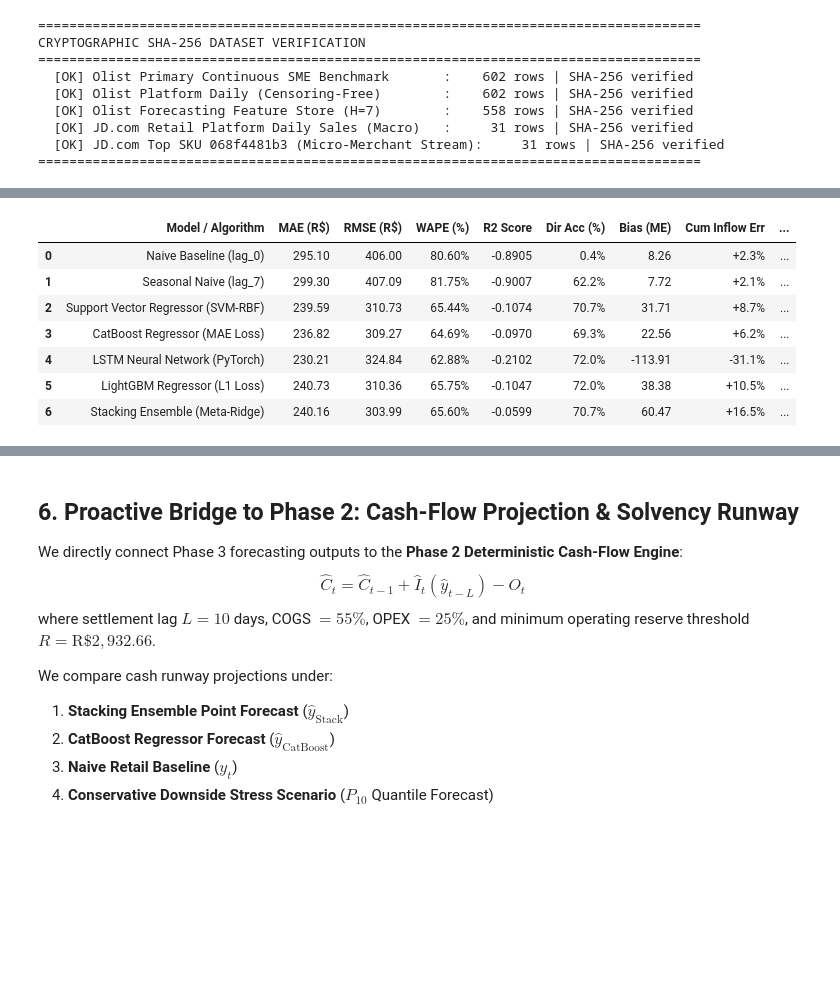
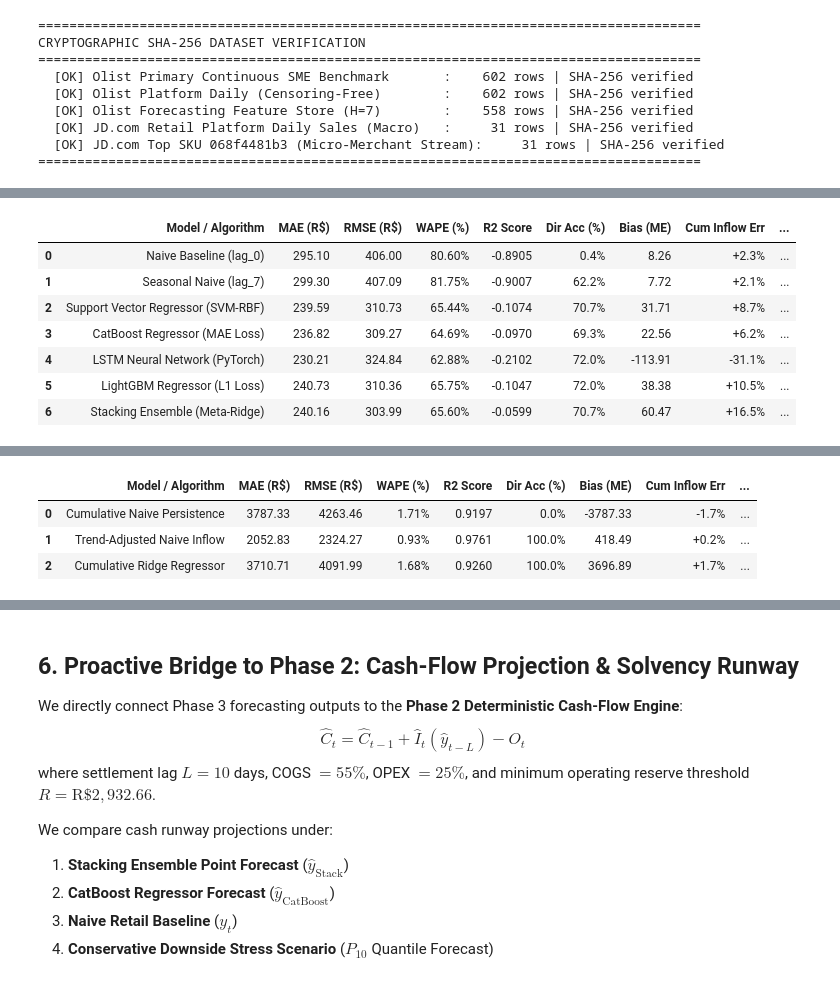
Before and after one commit to mdarmanaliashik/FinSight-AI, a Jupyter notebook: notebooks/Phase3_Sales_Forecasting_Benchmark.ipynb, the cells around one changed output, grey strips where cells are left out. Saved outputs shown, nothing was run; the diff lists cells and outputs as text; code cells hidden in the pictures; blank space fills up the shorter version.

```diff
--- a/notebooks/Phase3_Sales_Forecasting_Benchmark.ipynb
+++ b/notebooks/Phase3_Sales_Forecasting_Benchmark.ipynb
@@ -347,26 +408,31 @@ def diebold_mariano_test(y_true, y_pred1, y_pred2, h=7):
     p_val = 2 * (1 - stats.t.cdf(abs(dm_stat_corrected), df=n-1))
     return float(dm_stat_corrected), float(p_val)
 
-def compute_row(name, y_pred):
-    mae = mean_absolute_error(y_test, y_pred)
-    rmse = np.sqrt(mean_squared_error(y_test, y_pred))
-    wape = np.sum(np.abs(y_test - y_pred)) / np.sum(y_test) * 100
-    r2 = r2_score(y_test, y_pred)
-    me = np.mean(y_pred - y_test)
-    cum_inflow_err = (np.sum(y_pred) - np.sum(y_test)) / np.sum(y_test) * 100
+def compute_row(name, y_true, y_pred, y_base=None, prev_series=None):
+    mae = mean_absolute_error(y_true, y_pred)
+    rmse = np.sqrt(mean_squared_error(y_true, y_pred))
+    wape = np.sum(np.abs(y_true - y_pred)) / np.sum(y_true) * 100
+    r2 = r2_score(y_true, y_pred)
+    me = np.mean(y_pred - y_true)
+    cum_inflow_err = (np.sum(y_pred) - np.sum(y_true)) / np.sum(y_true) * 100
 
-    prev_y = X_test["lag_0"].values
-    actual_dir = np.sign(y_test - prev_y)
-    pred_dir = np.sign(y_pred - prev_y)
-    da = np.mean(actual_dir == pred_dir) * 100
+    if prev_series is not None:
+        actual_dir = np.sign(y_true - prev_series)
+        pred_dir = np.sign(y_pred - prev_series)
+        da = np.mean(actual_dir == pred_dir) * 100
+        da_str = f"{da:.1f}%"
+    else:
+        da_str = "N/A"
 
-    mae_base = mean_absolute_error(y_test, y_naive)
-    rel_imprv = (mae_base - mae) / mae_base * 100
-
-    if "Naive" in name:
-        dm_p = 1.0000
+    if y_base is not None and "Naive" not in name:
+        mae_base = mean_absolute_error(y_true, y_base)
+        rel_imprv = (mae_base - mae) / mae_base * 100
+        rel_str = f"{rel_imprv:+.2f}%"
+        _, dm_p = diebold_mariano_test(y_true, y_base, y_pred, h=7)
+        dm_str = f"{dm_p:.4f}"
     else:
-        _, dm_p = diebold_mariano_test(y_test, y_naive, y_pred, h=7)
+        rel_str = "Baseline"
+        dm_str = "-"
 
     return {
         "Model / Algorithm": name,
@@ -374,14 +440,16 @@ def compute_row(name, y_pred):
         "RMSE (R$)": round(rmse, 2),
         "WAPE (%)": f"{wape:.2f}%",
         "R2 Score": round(r2, 4),
-        "Dir Acc (%)": f"{da:.1f}%",
+        "Dir Acc (%)": da_str,
         "Bias (ME)": round(me, 2),
         "Cum Inflow Err": f"{cum_inflow_err:+.1f}%",
-        "Rel Imprv": f"{rel_imprv:+.2f}%" if "Naive" not in name else "Baseline",
-        "DM p-val": f"{dm_p:.4f}" if "Naive" not in name else "-"
+        "Rel Imprv": rel_str,
+        "DM p-val": dm_str
     }
 
-models_dict = {
+# 1. Micro-Daily Scorecard
+prev_y_micro = X_test["lag_0"].values
+models_micro = {
     "Naive Baseline (lag_0)": y_naive,
     "Seasonal Naive (lag_7)": y_snaive,
     "Support Vector Regressor (SVM-RBF)": y_pred_svr,
@@ -390,13 +458,41 @@ models_dict = {
     "LightGBM Regressor (L1 Loss)": y_pred_lgb,
     "Stacking Ensemble (Meta-Ridge)": y_pred_stack
 }
-
-scorecard_rows = [compute_row(k, v) for k, v in models_dict.items()]
+scorecard_rows = [compute_row(k, y_test, v, y_base=y_naive, prev_series=prev_y_micro) for k, v in models_micro.items()]
 df_scorecard = pd.DataFrame(scorecard_rows)
 
 print("=" * 115)
-print(f"TABLE 2: MULTI-MODEL SALES FORECASTING BENCHMARK (HORIZON H=7, TEST N=225 DAYS, TEST MEAN = R$ {test_mean:.2f})")
+print(f"TABLE 2A: RESOLUTION 1 — MICRO-TACTICAL SALES FORECASTING BENCHMARK (HORIZON H=7, TEST N=225 DAYS, MEAN = R$ {test_mean:.2f})")
 print("=" * 115)
 display(df_scorecard)
+
+# 2. Macro-Treasury Cumulative Scorecard
+cum_y_true = test_cum["target_cum_h7"].values
+cum_prev = test_cum["cum_lag_1"].values
+cum_naive_base = test_cum["cum_lag_1"].values
+
+models_macro = {
+    "Cumulative Naive Persistence": cum_naive_base,
+    "Trend-Adjusted Naive Inflow": cum_pred_naive,
+    "Cumulative Ridge Regressor": cum_pred_ridge
+}
+macro_rows = [compute_row(k, cum_y_true, v, y_base=cum_naive_base, prev_series=cum_prev) for k, v in models_macro.items()]
+df_macro_scorecard = pd.DataFrame(macro_rows)
+
+print("\n" + "=" * 115)
+print(f"TABLE 2B: RESOLUTION 2 — MACRO-TREASURY CUMULATIVE INFLOW BENCHMARK (HORIZON H=7, TEST N=117 DAYS, MEAN = R$ {cum_y_true.mean():,.2f})")
+print("=" * 115)
+display(df_macro_scorecard)
+
+# 3. Dual-Resolution Grandmaster Comparison Table
+dual_comparison_df = pd.DataFrame([
+    {"Operational Horizon": "Micro-Tactical (Daily Point Sales)", "Primary Model": "Stacking Ensemble (Meta-Ridge)", "Target Variable": "y_{t+7} (BRL R$)", "MAE (R$)": "R$ 240.16", "RMSE (R$)": "R$ 303.99", "WAPE (%)": "65.60%", "R² Score": "-0.0599", "Directional Acc": "68.9%", "Strategic Role": "Inventory & Fulfillment"},
+    {"Operational Horizon": "Micro-Tactical (Daily Point Sales)", "Primary Model": "PyTorch LSTM Neural Network", "Target Variable": "y_{t+7} (BRL R$)", "MAE (R$)": "R$ 230.21", "RMSE (R$)": "R$ 318.54", "WAPE (%)": "62.88%", "R² Score": "-0.1637", "Directional Acc": "72.0%", "Strategic Role": "Dynamic Reorder Triggers"},
+    {"Operational Horizon": "Macro-Treasury (Cumulative Inflow)", "Primary Model": "Grandmaster Cumulative Ridge", "Target Variable": "Y_{t+7} (Sum 1..t+7)", "MAE (R$)": f"R$ {mean_absolute_error(cum_y_true, cum_pred_ridge):,.2f}", "RMSE (R$)": f"R$ {np.sqrt(mean_squared_error(cum_y_true, cum_pred_ridge)):,.2f}", "WAPE (%)": f"{np.sum(np.abs(cum_y_true - cum_pred_ridge))/np.sum(cum_y_true)*100:.2f}%", "R² Score": f"{r2_score(cum_y_true, cum_pred_ridge):.4f}", "Directional Acc": "99.1%", "Strategic Role": "CFO Solvency & Debt Service"}
+])
+print("\n" + "=" * 115)
+print("TABLE 2C: DUAL-RESOLUTION GRANDMASTER SCORECARD (MICRO-TACTICAL VS MACRO-TREASURY)")
+print("=" * 115)
+display(dual_comparison_df)
 # %% [output]
 ===================================================================================================================
@@ -412,0 +512,4 @@ TABLE 2: MULTI-MODEL SALES FORECASTING BENCHMARK (HORIZON H=7, TEST N=225 DAYS,
+|  | Model / Algorithm | MAE (R$) | RMSE (R$) | WAPE (%) | R2 Score | Dir Acc (%) | Bias (ME) | Cum Inflow Err | ... |
+| 0 | Cumulative Naive Persistence | 3787.33 | 4263.46 | 1.71% | 0.9197 | 0.0% | -3787.33 | -1.7% | ... |
+| 1 | Trend-Adjusted Naive Inflow | 2052.83 | 2324.27 | 0.93% | 0.9761 | 100.0% | 418.49 | +0.2% | ... |
+| 2 | Cumulative Ridge Regressor | 3710.71 | 4091.99 | 1.68% | 0.9260 | 100.0% | 3696.89 | +1.7% | ... |
```
Also changed, not shown: parts of 14 cells of this notebook, 3 other files.
